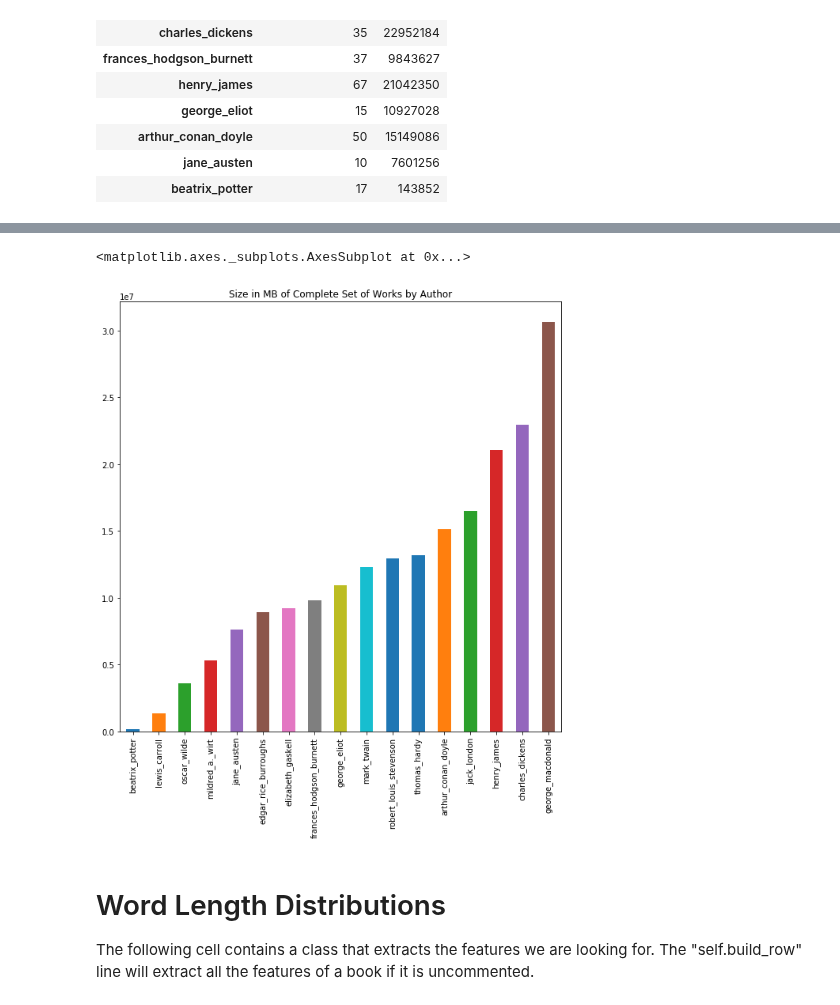
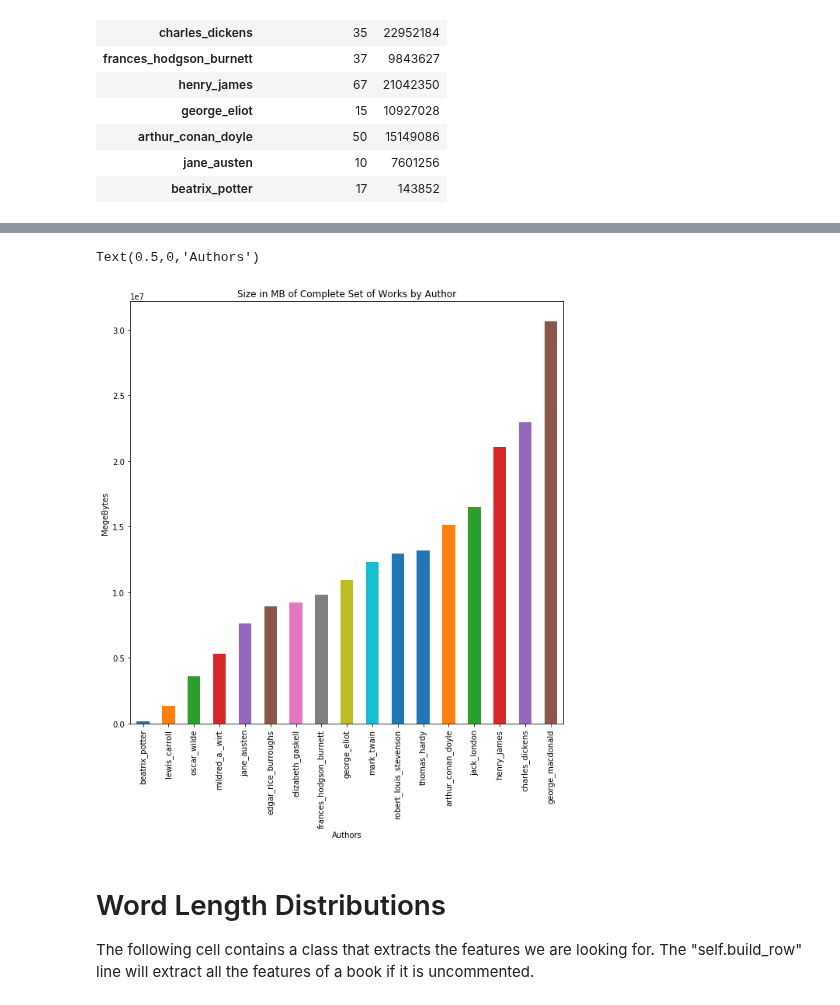
Before and after one commit to clararichter/authorship-identification, a Jupyter notebook: second_iteration/feature_extraction.ipynb, the cells around one changed output, grey strips where cells are left out. Saved outputs shown, nothing was run; the diff lists cells and outputs as text; code cells hidden in the pictures.

```diff
--- a/second_iteration/feature_extraction.ipynb
+++ b/second_iteration/feature_extraction.ipynb
@@ -137,8 +139,10 @@ author_books_table["Number of Books"].sort_values().plot.bar(figsize=(10,10), ti
 # %%
-author_books_table["Total Data"].sort_values().plot.bar(figsize=(10,10), title="Size in MB of Complete Set of Works by Author")
+pl = author_books_table["Total Data"].sort_values().plot.bar(figsize=(10,10), title="Size in MB of Complete Set of Works by Author")
+pl.set_ylabel("MegeBytes")
+pl.set_xlabel("Authors")
 # %% [output]
-<matplotlib.axes._subplots.AxesSubplot at 0x...>
+Text(0.5,0,'Authors')
-[figure, old version]
+[figure, new version]
 # %% [markdown]
 # Word Length Distributions
 
```
Also changed, not shown: parts of 1 cell of this notebook, 1 other file.
